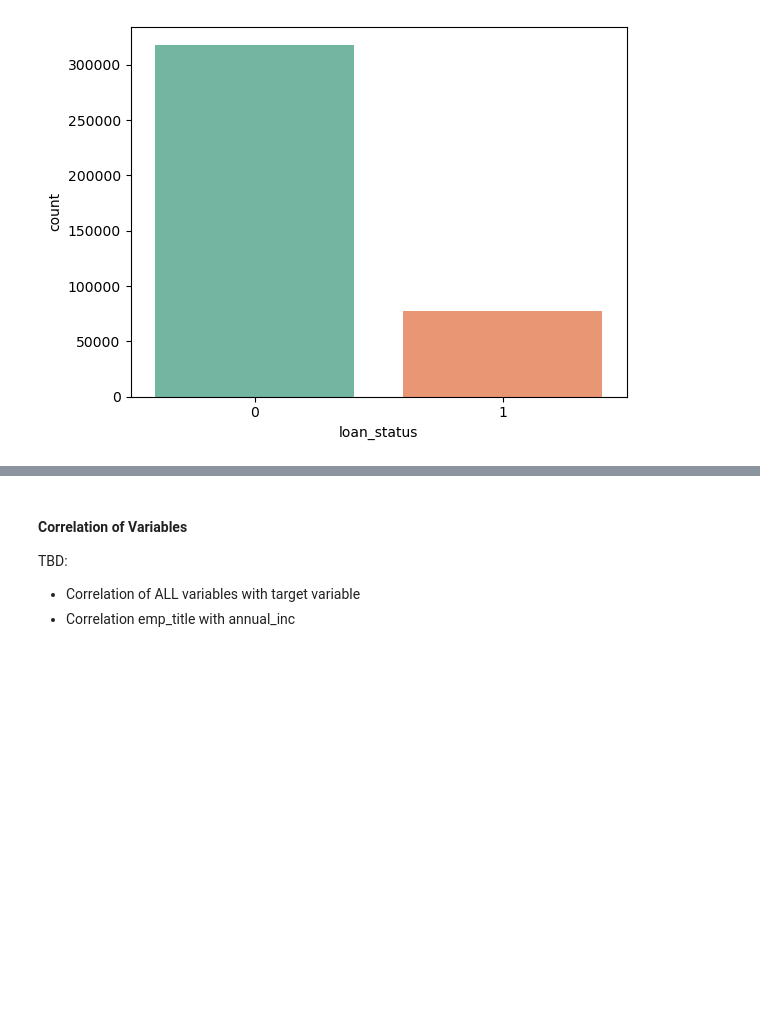
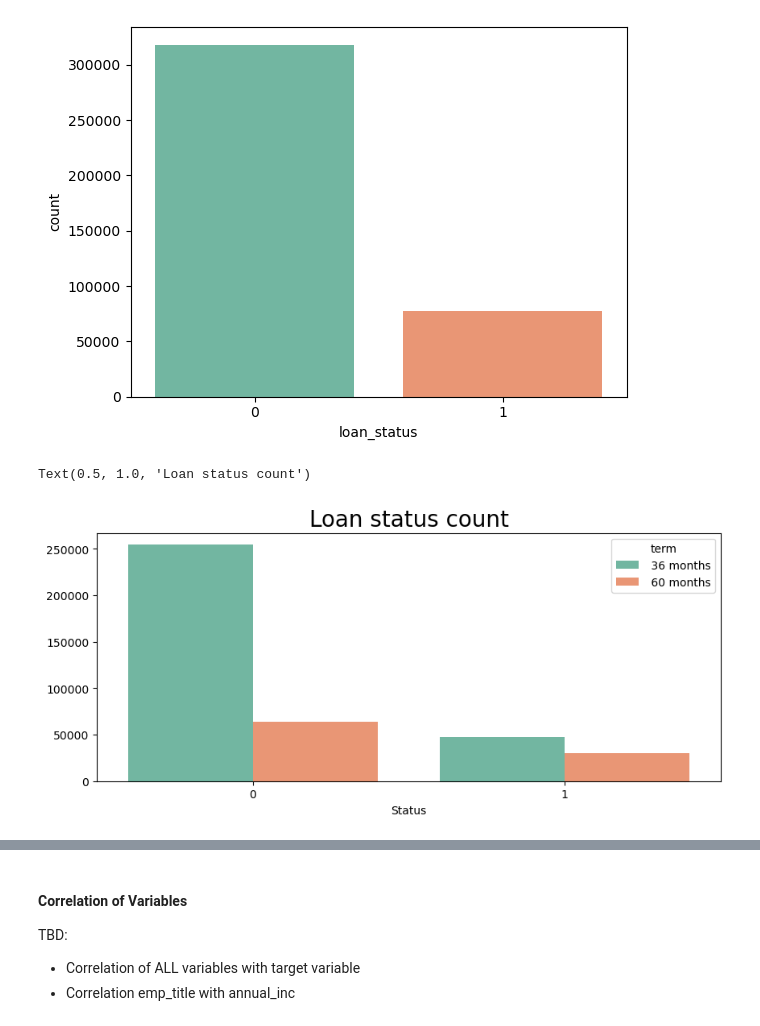
Before and after one commit to Teccaa/Applied_Credit_Risk, a Jupyter notebook: Data_Cleaning_v3.ipynb, the cells around one changed output, grey strips where cells are left out. Cells and saved outputs as stored; diff of their text form; code cells hidden in the pictures; blank space fills up the shorter version.

```diff
--- a/Data_Cleaning_v3.ipynb
+++ b/Data_Cleaning_v3.ipynb
@@ -24,7 +24,7 @@ warnings.simplefilter(action='ignore', category=FutureWarning)
 ## Data Import
 # %%
 ## Read data
-folder = os.path.join(os.getcwd(), "Data/")
+folder = os.path.join(os.getcwd(), "Data_loans/")
 files = os.listdir(folder)
 
 data_part1 = pd.read_csv(folder+files[0], delimiter='\t')
@@ -36,7 +36,5 @@ data_list = [data_part1, data_part2, data_part3, data_part4]
 data = pd.concat(data_list)
 data = data.reset_index(drop=True)
 data.replace('nan',np.NaN)
-
-data
 # %% [output]
 |  | loan_amnt | term | int_rate | installment | emp_title | emp_length | home_ownership | annual_inc | ... |
@@ -344,3 +327,11 @@ plt.show()
 | 0 | 318357 | 80.39% |
 | 1 | 77672 | 19.61% |
 [figure]
+# %%
+fig, ax =plt.subplots(figsize=(10,4))
+sns.countplot(data=data,x="loan_status",hue="term",palette='Set2')
+ax.set(xlabel='Status', ylabel='')
+ax.set_title('Loan status count', size=20)
+# %% [output]
+Text(0.5, 1.0, 'Loan status count')
+[figure, added]
```
Also changed, not shown: parts of 17 cells of this notebook, 20 other files.
